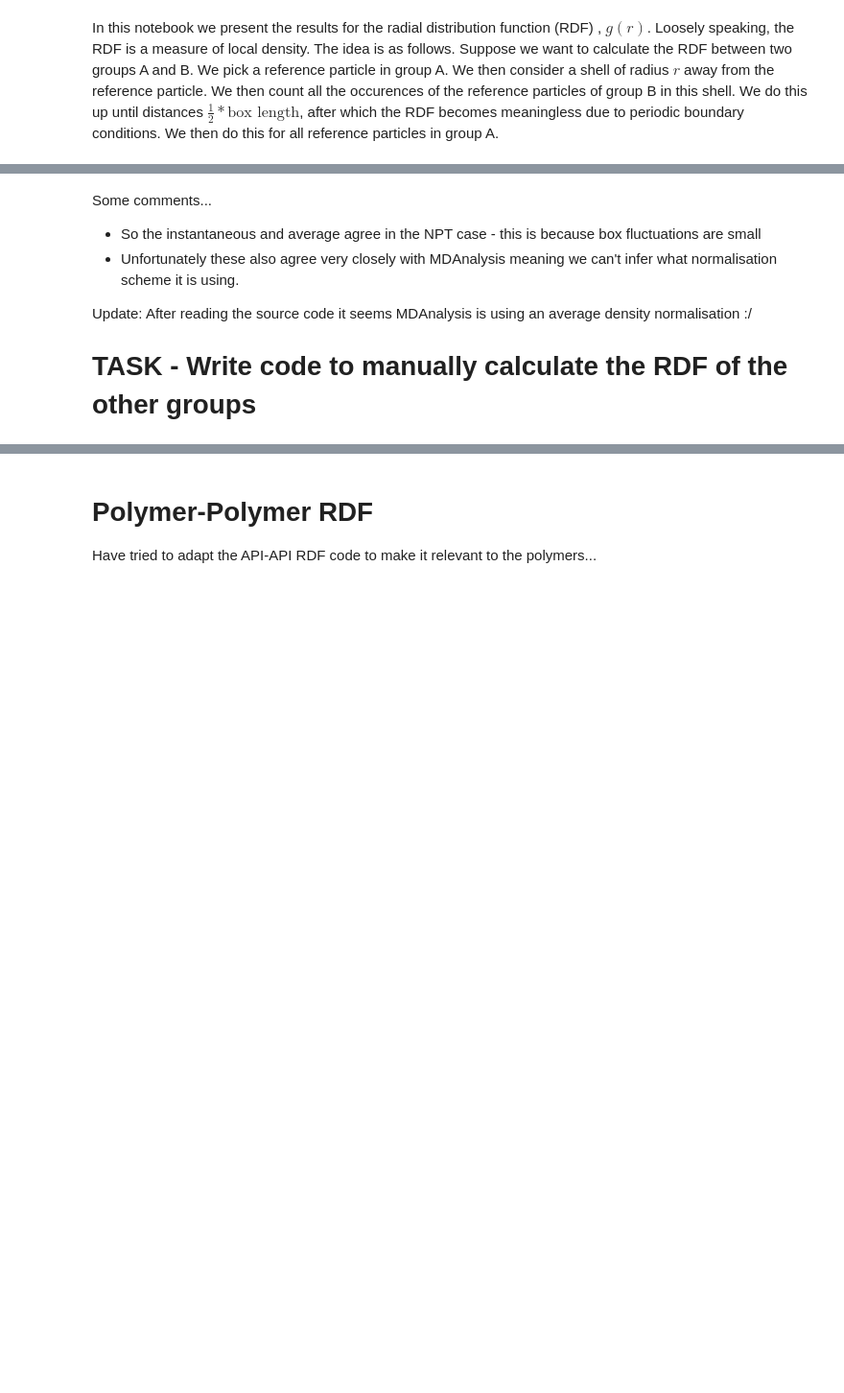
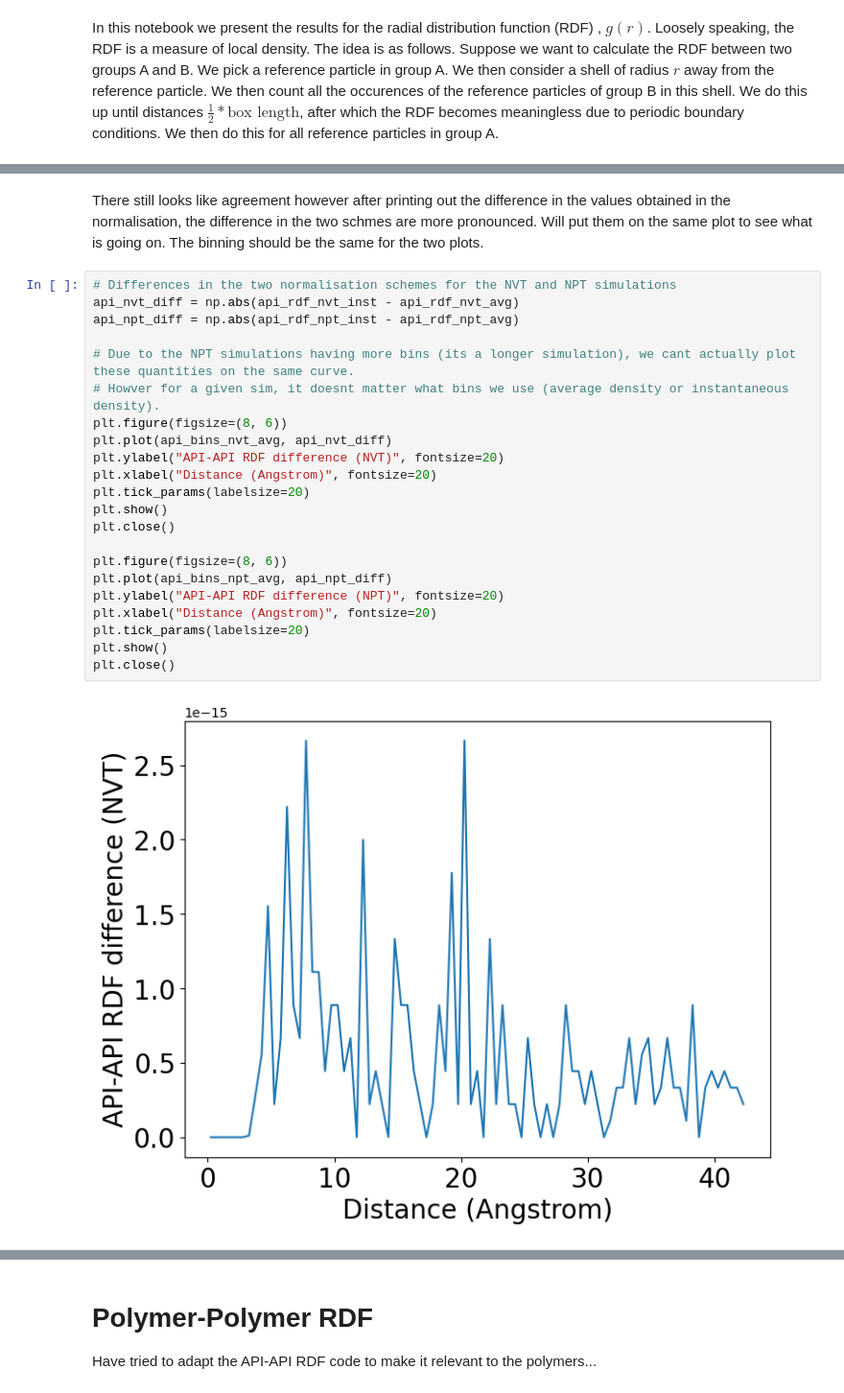
Before and after one commit to Luca-Gasparro/breaking_bad, a Jupyter notebook: rdf/rdf_results.ipynb, the cells around one changed output, grey strips where cells are left out. Shown at 96% size. Saved outputs shown, nothing was run; the diff lists cells and outputs as text; blank space fills up the shorter version.

```diff
--- a/rdf/rdf_results.ipynb
+++ b/rdf/rdf_results.ipynb
@@ -102,8 +126,26 @@ API COM file test_api_npt.npz already exists, skipping extraction.
 # %% [markdown]
-Some comments...
-* So the instantaneous and average agree in the NPT case - this is because box fluctuations are small
-* Unfortunately these also agree very closely with MDAnalysis meaning we can't infer what normalisation scheme it is using.
-
-Update: After reading the source code it seems MDAnalysis is using an average density normalisation :/
-
-# TASK - Write code to manually calculate the RDF of the other groups
+There still looks like agreement however after printing out the difference in the values obtained in the normalisation, the difference in the two schmes are more pronounced. Will put them on the same plot to see what is going on. The binning should be the same for the two plots.
+# %%
+# Differences in the two normalisation schemes for the NVT and NPT simulations
+api_nvt_diff = np.abs(api_rdf_nvt_inst - api_rdf_nvt_avg)
+api_npt_diff = np.abs(api_rdf_npt_inst - api_rdf_npt_avg)
+
+# Due to the NPT simulations having more bins (its a longer simulation), we cant actually plot these quantities on the same curve.
+# Howver for a given sim, it doesnt matter what bins we use (average density or instantaneous density).
+plt.figure(figsize=(8, 6))
+plt.plot(api_bins_nvt_avg, api_nvt_diff)
+plt.ylabel("API-API RDF difference (NVT)", fontsize=20)
+plt.xlabel("Distance (Angstrom)", fontsize=20)
+plt.tick_params(labelsize=20)
+plt.show()
+plt.close()
+
+plt.figure(figsize=(8, 6))
+plt.plot(api_bins_npt_avg, api_npt_diff)
+plt.ylabel("API-API RDF difference (NPT)", fontsize=20)
+plt.xlabel("Distance (Angstrom)", fontsize=20)
+plt.tick_params(labelsize=20)
+plt.show()
+plt.close()
+# %% [output]
+[figure, added]
```
Also changed, not shown: parts of 13 cells of this notebook.
